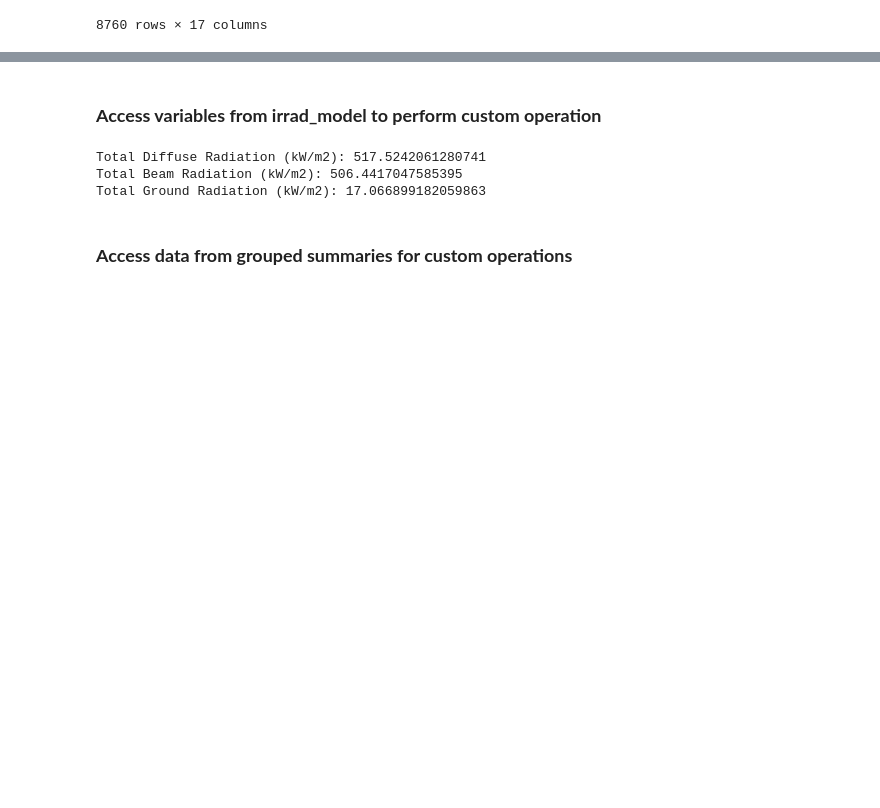
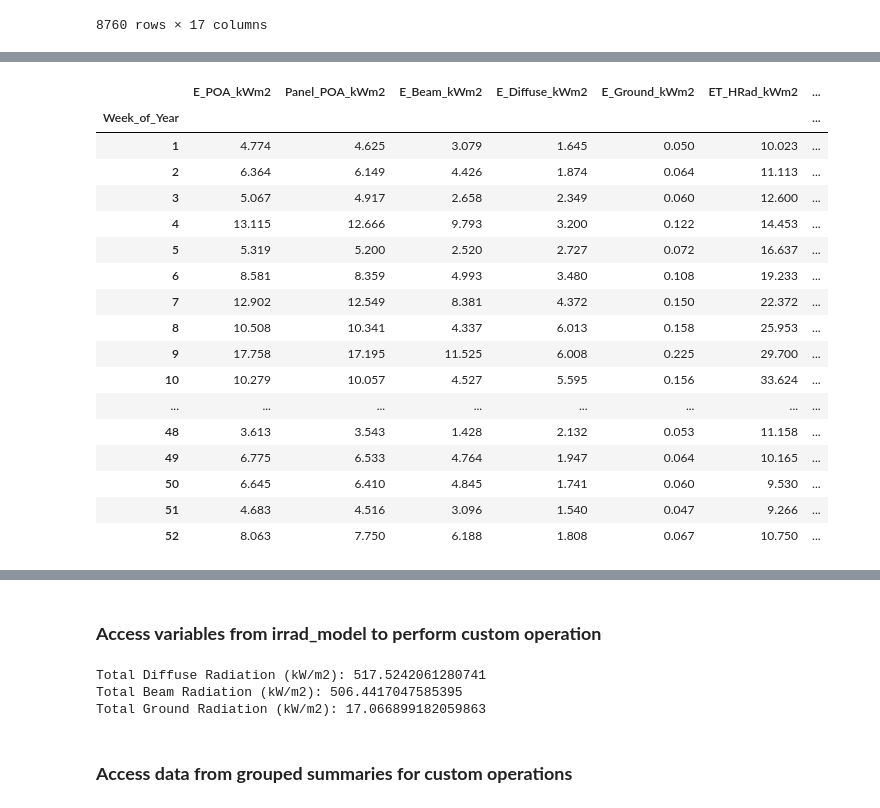
Before and after one commit to Daniel-Parke/PVGIS_TMY_POA_Irradiance_Model, a Jupyter notebook: PVGIS_irradiance.ipynb, the cells around one changed output, grey strips where cells are left out. Cells and saved outputs as stored; diff of their text form; code cells hidden in the pictures; blank space fills up the shorter version.

```diff
--- a/PVGIS_irradiance.ipynb
+++ b/PVGIS_irradiance.ipynb
@@ -62,0 +104,21 @@ site.irrad_model
+# %%
+site.rad_data.weekly
+# %% [output]
+|  | E_POA_kWm2 | Panel_POA_kWm2 | E_Beam_kWm2 | E_Diffuse_kWm2 | E_Ground_kWm2 | ET_HRad_kWm2 | ... |
+| Week_of_Year |  |  |  |  |  |  | ... |
+| 1 | 4.774 | 4.625 | 3.079 | 1.645 | 0.050 | 10.023 | ... |
+| 2 | 6.364 | 6.149 | 4.426 | 1.874 | 0.064 | 11.113 | ... |
+| 3 | 5.067 | 4.917 | 2.658 | 2.349 | 0.060 | 12.600 | ... |
+| 4 | 13.115 | 12.666 | 9.793 | 3.200 | 0.122 | 14.453 | ... |
+| 5 | 5.319 | 5.200 | 2.520 | 2.727 | 0.072 | 16.637 | ... |
+| 6 | 8.581 | 8.359 | 4.993 | 3.480 | 0.108 | 19.233 | ... |
+| 7 | 12.902 | 12.549 | 8.381 | 4.372 | 0.150 | 22.372 | ... |
+| 8 | 10.508 | 10.341 | 4.337 | 6.013 | 0.158 | 25.953 | ... |
+| 9 | 17.758 | 17.195 | 11.525 | 6.008 | 0.225 | 29.700 | ... |
+| 10 | 10.279 | 10.057 | 4.527 | 5.595 | 0.156 | 33.624 | ... |
+| ... | ... | ... | ... | ... | ... | ... | ... |
+| 48 | 3.613 | 3.543 | 1.428 | 2.132 | 0.053 | 11.158 | ... |
+| 49 | 6.775 | 6.533 | 4.764 | 1.947 | 0.064 | 10.165 | ... |
+| 50 | 6.645 | 6.410 | 4.845 | 1.741 | 0.060 | 9.530 | ... |
+| 51 | 4.683 | 4.516 | 3.096 | 1.540 | 0.047 | 9.266 | ... |
+| 52 | 8.063 | 7.750 | 6.188 | 1.808 | 0.067 | 10.750 | ... |
```
Also changed, not shown: parts of 6 cells of this notebook, 2 other files.
